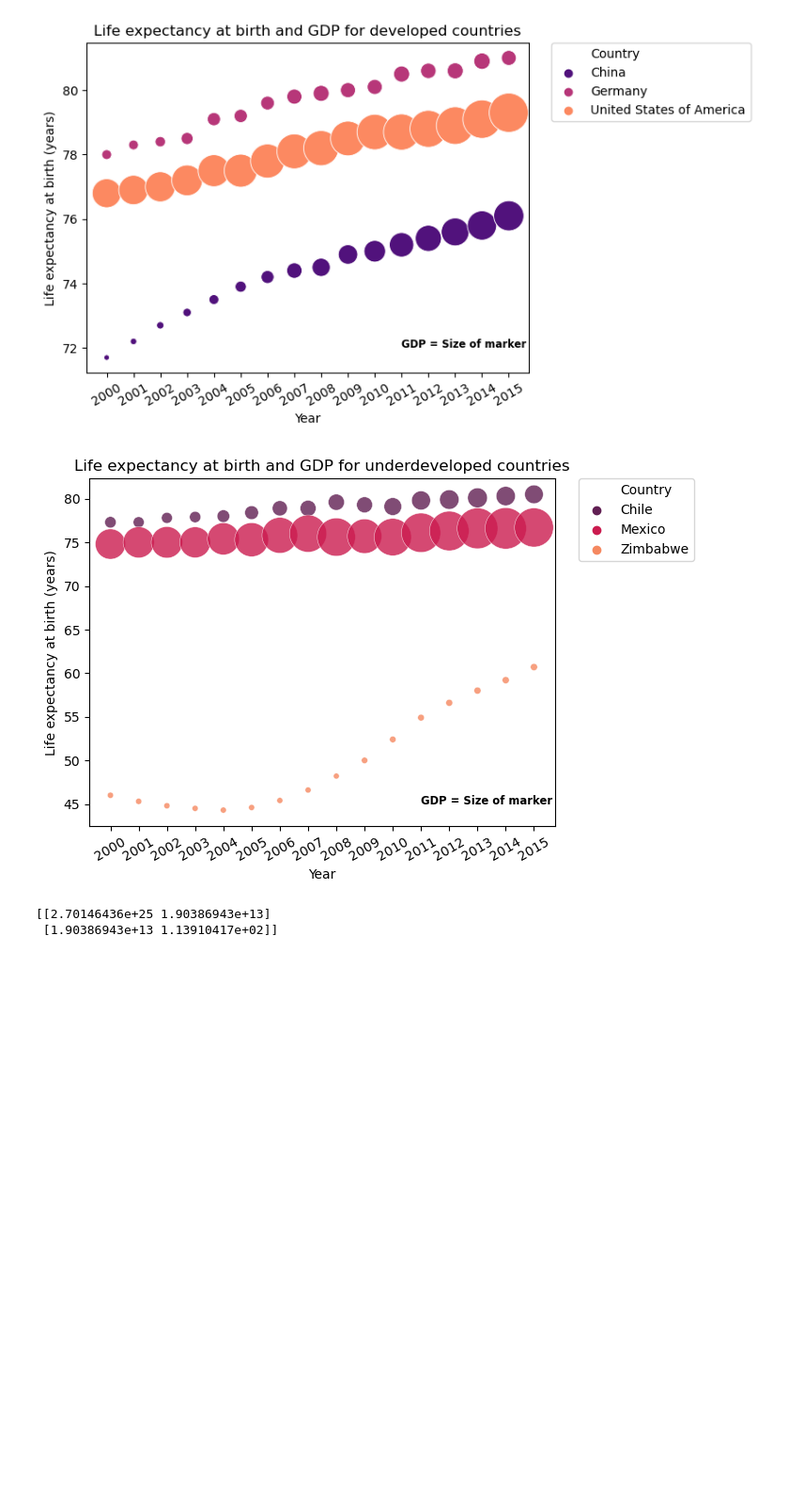
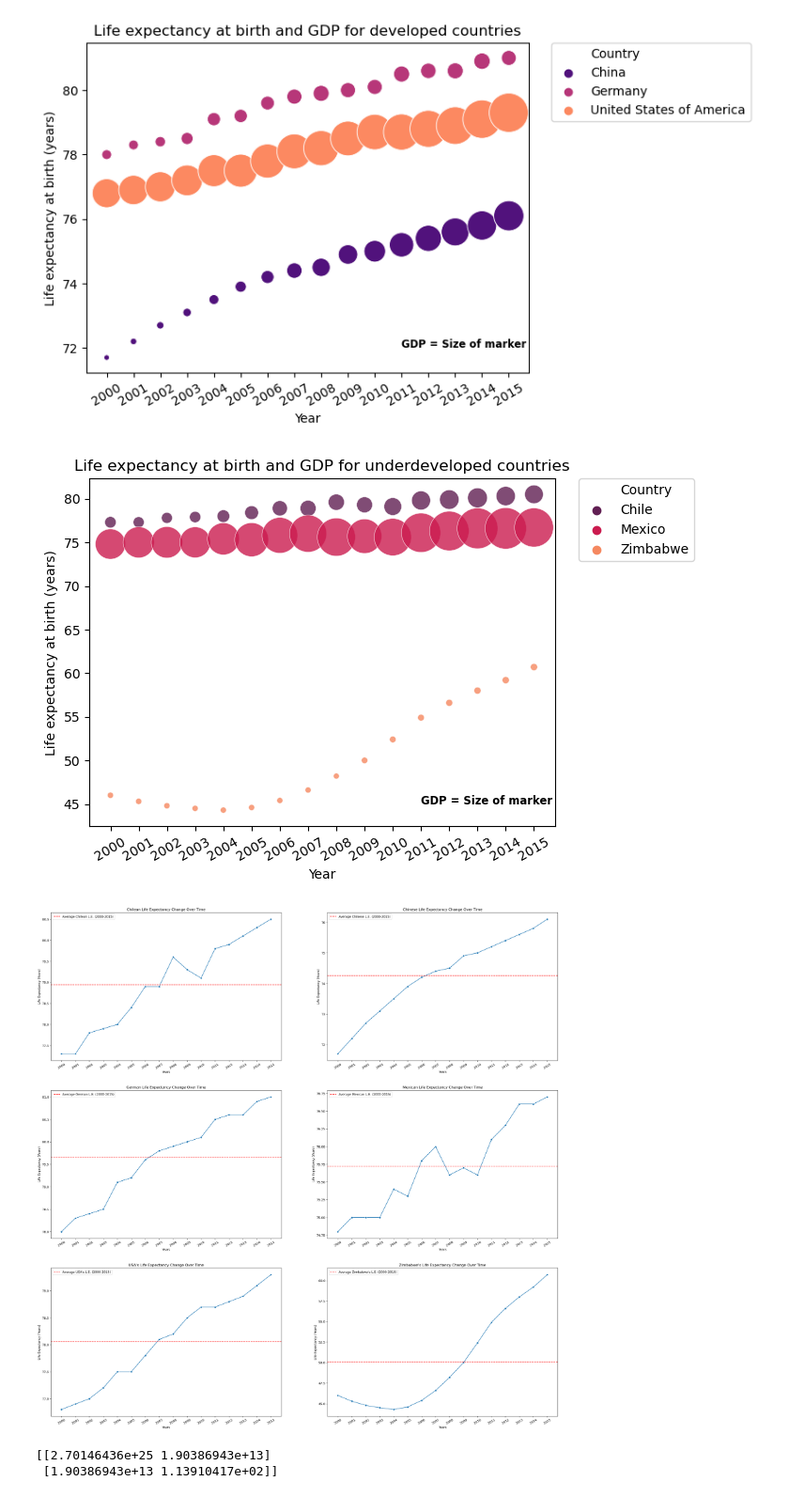
Before and after one commit to Claudio-AhumadaL/Life-Expectancy-and-GDP-Analysis, a Jupyter notebook: life_expectancy_gdp_Claudio-AhumadaL.ipynb, the cells around one changed output. Shown at 94% size. Cells and saved outputs as stored; diff of their text form; code cells hidden in the pictures; blank space fills up the shorter version.

Commit message:
Add L.E. lineplots (separated)
Used the same methods than used for the GDP lineplots (separated)

```diff
--- a/life_expectancy_gdp_Claudio-AhumadaL.ipynb
+++ b/life_expectancy_gdp_Claudio-AhumadaL.ipynb
@@ -241,3 +239,90 @@ plt.show()
+# %%
+# Life expectancy over time - Different lineplots
+
+#Create figure
+plt.figure(figsize= (30, 30))
+
+# Create subplot 1 : Chilean Life Expectancy Change over time
+
+plt.subplot(3, 2, 1)
+years = list(range(2000, 2016))
+axl = sns.lineplot(data = data_chile, x = "Year", y = "Life expectancy at birth (years)", marker = "o")
+axl.set_xticks(years)
+axl.set_xticklabels(years, rotation = 30)
+plt.axhline(data_chile["Life expectancy at birth (years)"].mean(), color = "red", linestyle = "dashed", label = "Average Chilean L.E. (2000-2015)")
+plt.legend()
+plt.xlabel("Years")
+plt.ylabel("Life Expectancy (Years)")
+plt.title("Chilean Life Expectancy Change Over Time")
+
+# Create subplot 2 : Chinese Life Expectancy Change over time
+
+plt.subplot(3, 2, 2)
+years = list(range(2000, 2016))
+axl2 = sns.lineplot(data = data_china, x = "Year", y = "Life expectancy at birth (years)", marker = "o")
+axl2.set_xticks(years)
+axl2.set_xticklabels(years, rotation = 30)
+plt.axhline(data_china["Life expectancy at birth (years)"].mean(), color = "red", linestyle = "dashed", label = "Average Chinese L.E. (2000-2015)")
+plt.legend()
+plt.xlabel("Years")
+plt.ylabel("Life Expectancy (Years)")
+plt.title("Chinese Life Expectancy Change Over Time")
+
+# Create subplot 3 : German Life Expectancy Change over time
+
+plt.subplot(3, 2, 3)
+years = list(range(2000, 2016))
+axl3 = sns.lineplot(data = data_germany, x = "Year", y = "Life expectancy at birth (years)", marker = "o")
+axl3.set_xticks(years)
+axl3.set_xticklabels(years, rotation = 30)
+plt.axhline(data_germany["Life expectancy at birth (years)"].mean(), color = "red", linestyle = "dashed", label = "Average German L.E. (2000-2015)")
+plt.legend()
+plt.xlabel("Years")
+plt.ylabel("Life Expectancy (Years)")
+plt.title("German Life Expectancy Change Over Time")
+
+# Create subplot 4: Mexican Life Expectancy Change over time
+
+plt.subplot(3, 2, 4)
+years = list(range(2000, 2016))
+axl4 = sns.lineplot(data = data_mexico, x = "Year", y = "Life expectancy at birth (years)", marker = "o")
+axl4.set_xticks(years)
+axl4.set_xticklabels(years, rotation = 30)
+plt.axhline(data_mexico["Life expectancy at birth (years)"].mean(), color = "red", linestyle = "dashed", label = "Average Mexican L.E. (2000-2015)")
+plt.legend()
+plt.xlabel("Years")
+plt.ylabel("Life Expectancy (Years)")
+plt.title("Mexican Life Expectancy Change Over Time")
+
+# Create subplot 5: USA's Life Expectancy change over time
+
+plt.subplot(3, 2, 5)
+years = list(range(2000, 2016))
+axl5 = sns.lineplot(data = data_usa, x = "Year", y = "Life expectancy at birth (years)", marker = "o")
+axl5.set_xticks(years)
+axl5.set_xticklabels(years, rotation = 30)
+plt.axhline(data_usa["Life expectancy at birth (years)"].mean(), color = "red", linestyle = "dashed", label = "Average USA's L.E. (2000-2015)")
+plt.legend()
+plt.xlabel("Years")
+plt.ylabel("Life Expectancy (Years)")
+plt.title("USA's Life Expectancy Change Over Time")
+
+# Create subplot 6: Zimbabwe's Life Expectancy change over time
+
+plt.subplot(3, 2, 6)
+years = list(range(2000, 2016))
+axl6 = sns.lineplot(data = data_zimbabwe, x = "Year", y = "Life expectancy at birth (years)", marker = "o")
+axl6.set_xticks(years)
+axl6.set_xticklabels(years, rotation = 30)
+plt.axhline(data_zimbabwe["Life expectancy at birth (years)"].mean(), color = "red", linestyle = "dashed", label = "Average Zimbabwe's L.E. (2000-2015)")
+plt.legend()
+plt.xlabel("Years")
+plt.ylabel("Life Expectancy (Years)")
+plt.title("Zimbabwe's Life Expectancy Change Over Time")
+
+plt.show()
+# %% [output]
+[figure, added]
 # %%
 # Covariance of GDP and Life Expectancy
 
```
Also changed, not shown: parts of 2 cells of this notebook.
